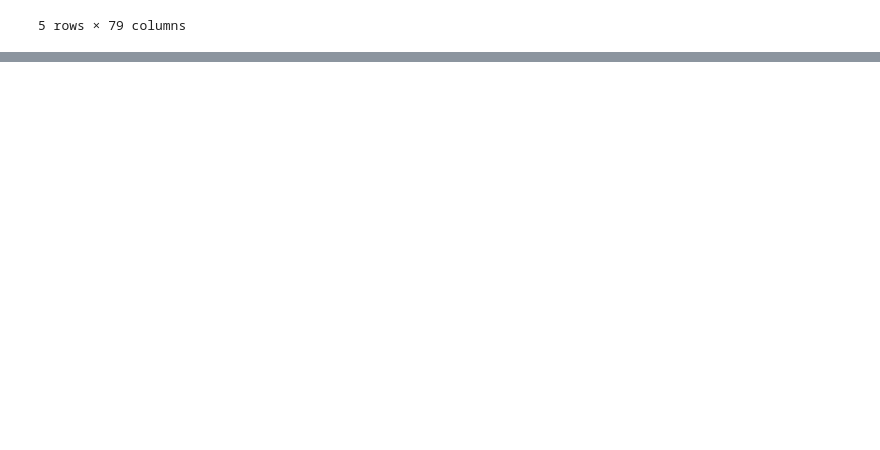
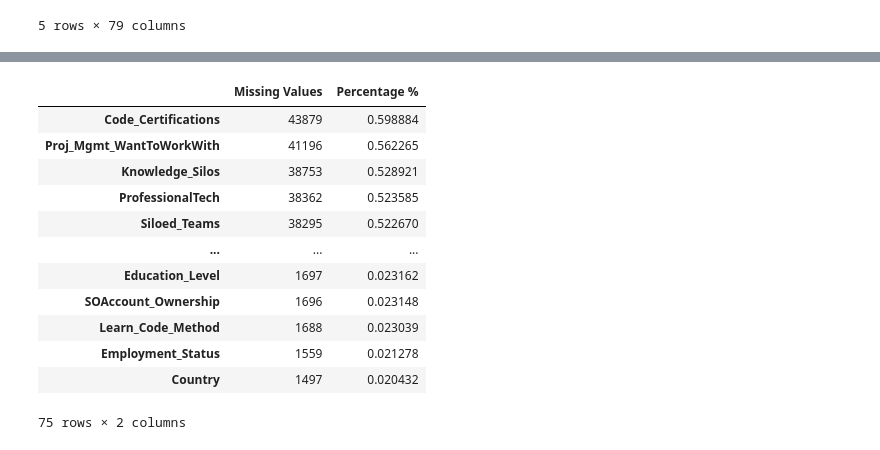
Before and after one commit to paddyokore/developer-salary-prediction, a Jupyter notebook: predicting_developer_salaries.ipynb, the cells around one changed output, grey strips where cells are left out. Cells and saved outputs as stored; diff of their text form; code cells hidden in the pictures; blank space fills up the shorter version.

Commit message:
data cleaning

```diff
--- a/predicting_developer_salaries.ipynb
+++ b/predicting_developer_salaries.ipynb
@@ -236,0 +256,29 @@ df.head()
+# %%
+# function to drop 'VCHostingProfessional use' &  'VCHostingPersonal use' cols
+def dropping_columns(data, columns):
+
+    """A simple function to drop columns with missing values"""
+
+    drop_column = data.drop(columns=columns, axis=1)
+
+    return drop_column
+
+columns_to_drop = ['VCHostingProfessional use', 'VCHostingPersonal use']
+
+df = dropping_columns(df, columns_to_drop)
+
+describe_df.missing_values()
+# %% [output]
+|  | Missing Values | Percentage % |
+| Code_Certifications | 43879 | 0.598884 |
+| Proj_Mgmt_WantToWorkWith | 41196 | 0.562265 |
+| Knowledge_Silos | 38753 | 0.528921 |
+| ProfessionalTech | 38362 | 0.523585 |
+| Siloed_Teams | 38295 | 0.522670 |
+| ... | ... | ... |
+| Education_Level | 1697 | 0.023162 |
+| SOAccount_Ownership | 1696 | 0.023148 |
+| Learn_Code_Method | 1688 | 0.023039 |
+| Employment_Status | 1559 | 0.021278 |
+| Country | 1497 | 0.020432 |
+75 rows × 2 columns
```
Also changed, not shown: parts of 19 cells of this notebook.
